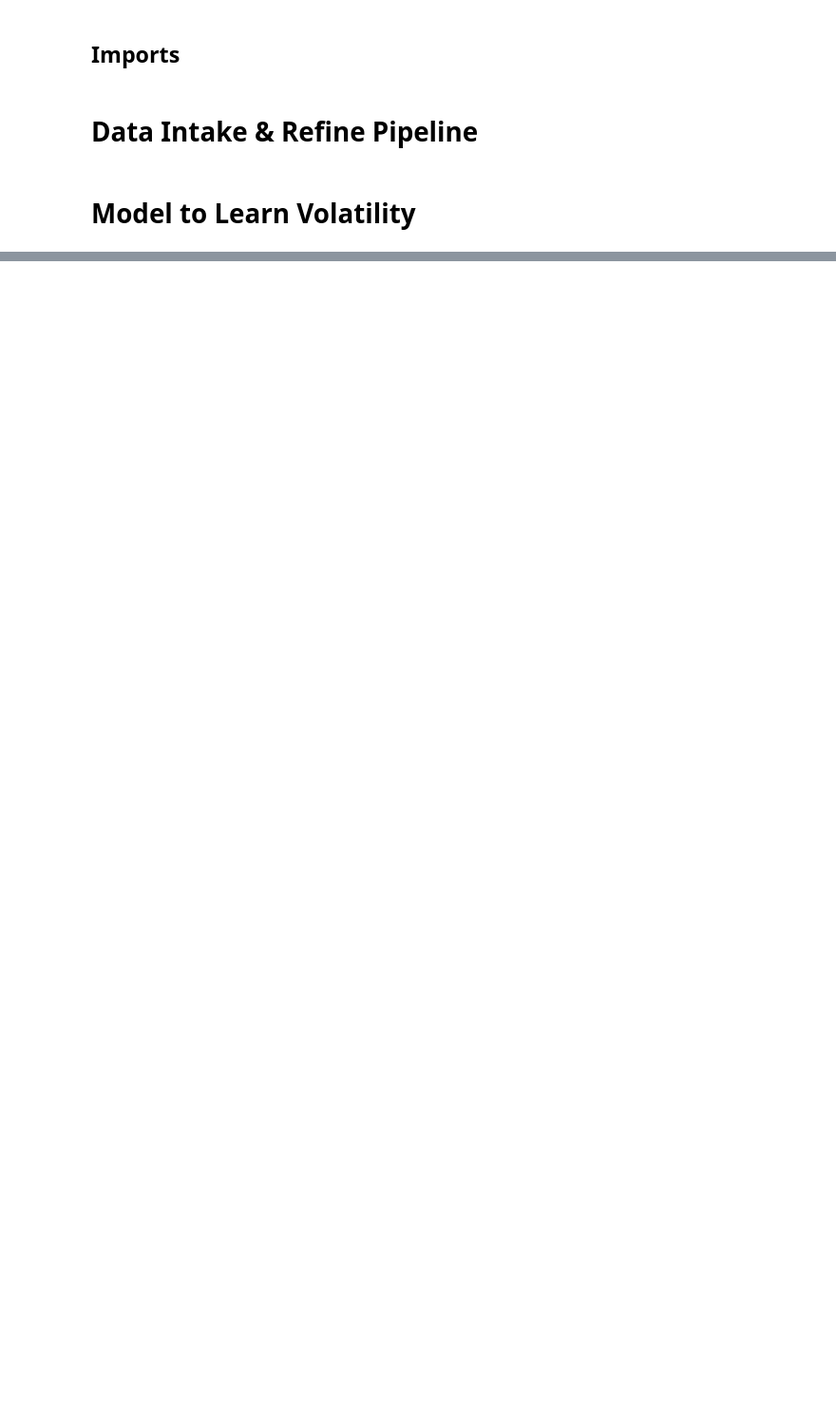
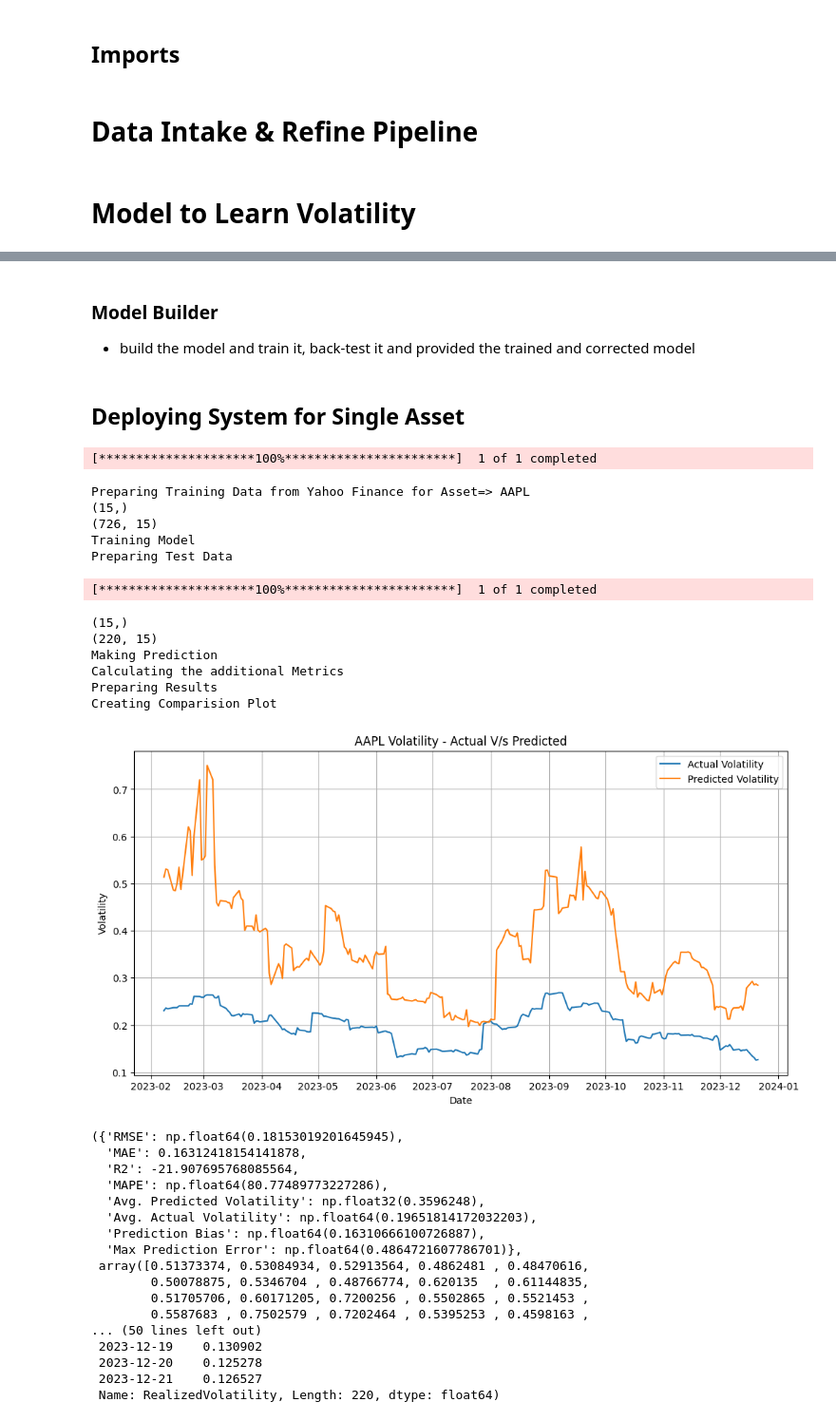
Before and after one commit to YashVerma-251103/Volatility-prediction, a Jupyter notebook: Codes/Try1.ipynb, the cells around one changed output, grey strips where cells are left out. Shown at 95% size. Cells and saved outputs as stored; diff of their text form; code cells hidden in the pictures; blank space fills up the shorter version.

Commit message:
completed the deploy system. only evaluation debugging left.

```diff
--- a/Codes/Try1.ipynb
+++ b/Codes/Try1.ipynb
@@ -49,7 +68,8 @@ class DataPipeline:
     def fetch_financial_data(self, start_date, end_date):
 
         # this dataframe holds OHLCV data. (Open, HIgh, Low, Close, Volume).
-        dataframe = yf.download(tickers=self.asset, start=start_date, end=end_date)
+        # dataframe = yf.download(tickers=self.asset, start=start_date, end=end_date)
+        dataframe = yf.download(self.asset, start=start_date, end=end_date)
 
         ## Calculating returns.
         dataframe["Returns"] = np.log(dataframe["Close"] / dataframe["Close"].shift(1))
@@ -93,8 +113,9 @@ class DataPipeline:
             )
 
         ## Calculating features
-        if self.features is None:
-            self.features = pd.DataFrame(index=self.dataframe.index)
+        # if self.features is None:
+        #     self.features = pd.DataFrame(index=self.dataframe.index)
+        self.features = pd.DataFrame(index=self.dataframe.index)
 
         ### Volume-based features
         #### this is the rolling mean
@@ -121,7 +142,7 @@ class DataPipeline:
             delta = self.dataframe["Close"].diff()
             avg_gain = (delta.where(delta > 0, 0)).rolling(window=period).mean()
             ##### if the where condition is not satisfied then we replace it by 0
-            avg_loss = (delta.where(delta < 0, 0)).rolling(window=period).mean()
+            avg_loss = (-(delta.where(delta < 0, 0))).rolling(window=period).mean()
             relative_strength = avg_gain / avg_loss
             self.features[f"RSI_{period}"] = 100 - (100 / (1 + relative_strength))
 
@@ -131,9 +152,9 @@ class DataPipeline:
             ) * self.scaling_factor
 
         ### VWAP-> Volume Weighted Average Price
-        self.features["VWAP"] = (
+        self.features["VWAP"] = (((
             self.dataframe["Close"] * self.dataframe["Volume"]
-        ).cumsum()
+        ).cumsum()) / ((self.dataframe["Volume"]).cumsum()))
 
         return self.features
 
@@ -142,9 +163,9 @@ class DataPipeline:
         self,
         start_date,
         end_date,
+        prediction_horizon=5,
         Moving_AvgStd_window=22,
-        lookback_period=[5, 10, 22],
-        prediction_horizon=5,
+        lookback_period=[5, 10, 22]
     ):
         self.fetch_financial_data(start_date, end_date)
         self.calculate_realized_volatility()
@@ -155,14 +176,17 @@ class DataPipeline:
 
         # Combining features and target
         final_dataset = pd.concat(
-            [features, target], axis=1
+            [self.features, target], axis=1
         ).dropna()  #### dropping the columns with missing values from the data set
 
         # Getting the feature names before scaling
-        feature_cols = final_dataset.columns[:1]  ### all columns except the target
+        feature_cols = final_dataset.columns[:-1]  ### all columns except the target
+        print(feature_cols.shape)
 
         ### starting the standard scaler
         scaler = ssc()
+
+        print(final_dataset.iloc[:,:-1].shape)
 
         # Fit and transform the features (target not included)
         scaled_features = scaler.fit_transform(final_dataset.iloc[:, :-1])
@@ -172,7 +196,7 @@ class DataPipeline:
             scaled_features, index=final_dataset.index, columns=feature_cols
         )
 
-        return final_dataset["RealizedVolatility"], scaler
+        return self.scaled_features_df, final_dataset["RealizedVolatility"], scaler
 # %% [markdown]
 # Model to Learn Volatility
 # %%
@@ -285,0 +466,4 @@ class VolatilityPredictor:
+# %% [markdown]
+### Model Builder
+
+- build the model and train it, back-test it and provided the trained and corrected model
@@ -285,0 +578,45 @@ class VolatilityPredictor:
+# %% [markdown]
+## Deploying System for Single Asset
+# %%
+asset = "AAPL"
+train_start = "2020-01-01"
+train_end = "2023-01-01"
+test_start = "2023-01-02"
+test_end = "2024-01-01"
+
+sdp = DataPipeline(asset)
+# svp = VolatilityPredictor("xgboost")
+smd = ModelBuilder(asset=asset,input_shape=None,start_date=train_start,end_date=train_end,test_start=test_start,test_end=test_end,pipeline=sdp)
+smd.model_train(smd.start_date,smd.end_date,smd.test_start,smd.test_end)
+# %% [output]
+[*********************100%***********************]  1 of 1 completed
+Preparing Training Data from Yahoo Finance for Asset=> AAPL
+(15,)
+(726, 15)
+Training Model
+Preparing Test Data
+[*********************100%***********************]  1 of 1 completed
+(15,)
+(220, 15)
+Making Prediction
+Calculating the additional Metrics
+Preparing Results
+Creating Comparision Plot
+[figure, added]
+({'RMSE': np.float64(0.18153019201645945),
+  'MAE': 0.16312418154141878,
+  'R2': -21.907695768085564,
+  'MAPE': np.float64(80.77489773227286),
+  'Avg. Predicted Volatility': np.float32(0.3596248),
+  'Avg. Actual Volatility': np.float64(0.19651814172032203),
+  'Prediction Bias': np.float64(0.16310666100726887),
+  'Max Prediction Error': np.float64(0.4864721607786701)},
+ array([0.51373374, 0.53084934, 0.52913564, 0.4862481 , 0.48470616,
+        0.50078875, 0.5346704 , 0.48766774, 0.620135  , 0.61144835,
+        0.51705706, 0.60171205, 0.7200256 , 0.5502865 , 0.5521453 ,
+        0.5587683 , 0.7502579 , 0.7202464 , 0.5395253 , 0.4598163 ,
+... (50 lines left out)
+ 2023-12-19    0.130902
+ 2023-12-20    0.125278
+ 2023-12-21    0.126527
+ Name: RealizedVolatility, Length: 220, dtype: float64)
```
Also changed, not shown: parts of 7 cells of this notebook.
